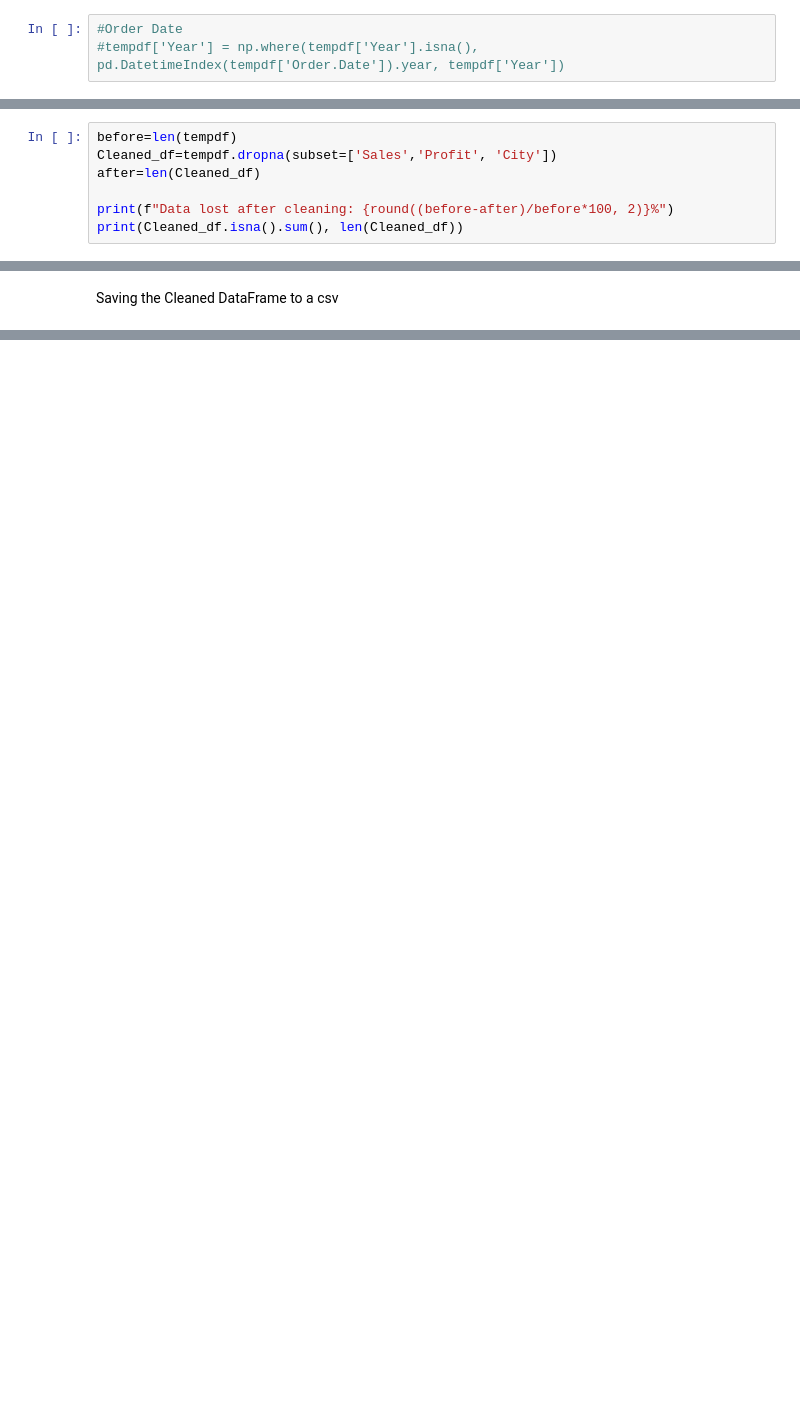
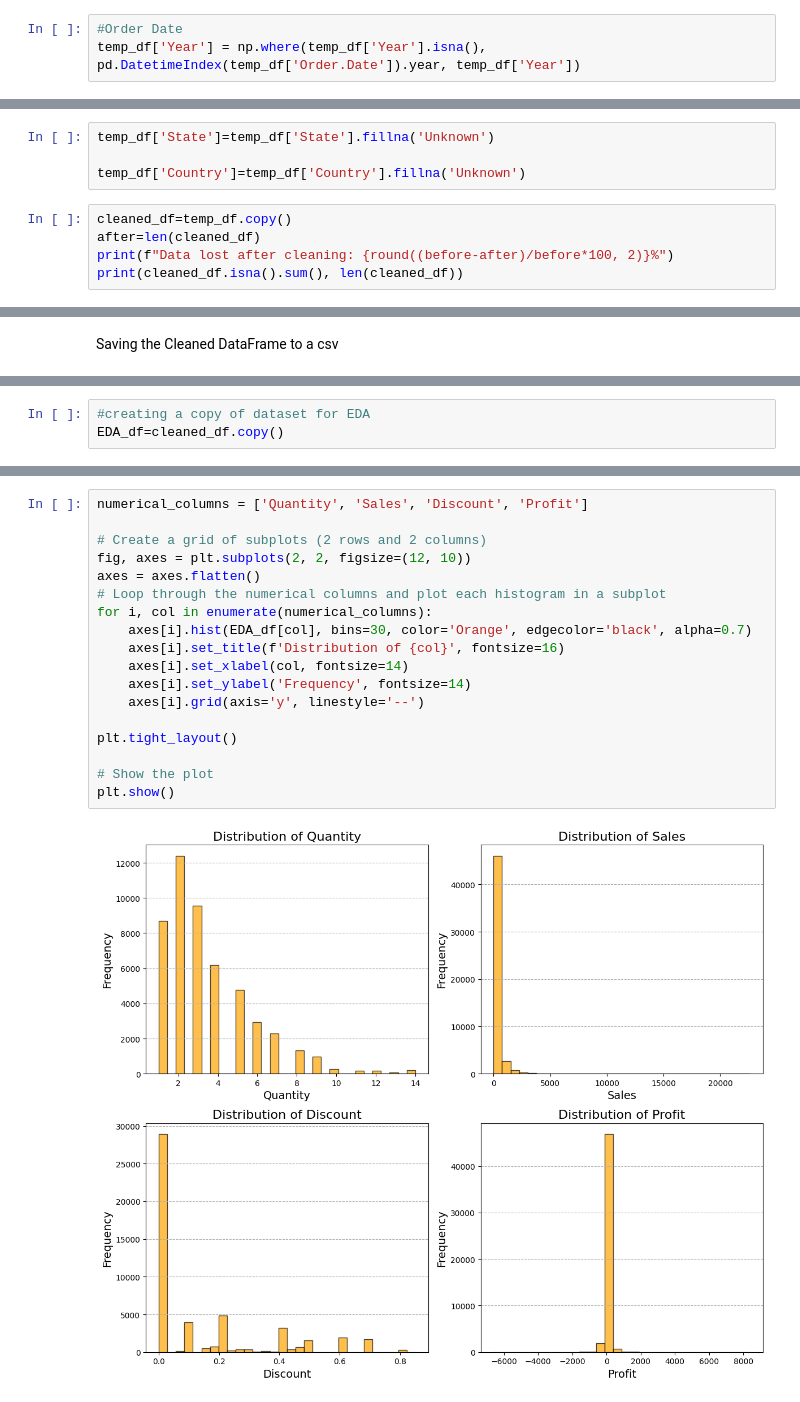
Before and after one commit to Sattar99/Gold_PY_Final, a Jupyter notebook: Gold_PY_Final/Gold_FinalProject.ipynb, the cells around one changed output, grey strips where cells are left out. Saved outputs shown, nothing was run; the diff lists cells and outputs as text; blank space fills up the shorter version.

```diff
--- a/Gold_PY_Final/Gold_FinalProject.ipynb
+++ b/Gold_PY_Final/Gold_FinalProject.ipynb
@@ -247,3 +207,3 @@ dtype: int64 50715
 # %%
 #Order Date
-#tempdf['Year'] = np.where(tempdf['Year'].isna(), pd.DatetimeIndex(tempdf['Order.Date']).year, tempdf['Year'])
+temp_df['Year'] = np.where(temp_df['Year'].isna(), pd.DatetimeIndex(temp_df['Order.Date']).year, temp_df['Year'])
@@ -250,9 +243,11 @@ dtype: int64 50715
+# %%
+temp_df['State']=temp_df['State'].fillna('Unknown')
+
+temp_df['Country']=temp_df['Country'].fillna('Unknown')
 # %%
-before=len(tempdf)
-Cleaned_df=tempdf.dropna(subset=['Sales','Profit', 'City'])
-after=len(Cleaned_df)
-
+cleaned_df=temp_df.copy()
+after=len(cleaned_df)
 print(f"Data lost after cleaning: {round((before-after)/before*100, 2)}%")
-print(Cleaned_df.isna().sum(), len(Cleaned_df))
+print(cleaned_df.isna().sum(), len(cleaned_df))
 # %% [output]
 Data lost after cleaning: 1.46%
@@ -300,0 +276,3 @@ Cleaned_df.to_csv('CleanedSuperStore.csv', index=False)
+# %%
+#creating a copy of dataset for EDA
+EDA_df=cleaned_df.copy()
@@ -300,0 +293,20 @@ Cleaned_df.to_csv('CleanedSuperStore.csv', index=False)
+# %%
+numerical_columns = ['Quantity', 'Sales', 'Discount', 'Profit']
+
+# Create a grid of subplots (2 rows and 2 columns)
+fig, axes = plt.subplots(2, 2, figsize=(12, 10))
+axes = axes.flatten()
+# Loop through the numerical columns and plot each histogram in a subplot
+for i, col in enumerate(numerical_columns):
+    axes[i].hist(EDA_df[col], bins=30, color='Orange', edgecolor='black', alpha=0.7)
+    axes[i].set_title(f'Distribution of {col}', fontsize=16)
+    axes[i].set_xlabel(col, fontsize=14)
+    axes[i].set_ylabel('Frequency', fontsize=14)
+    axes[i].grid(axis='y', linestyle='--')
+
+plt.tight_layout()
+
+# Show the plot
+plt.show()
+# %% [output]
+[figure, added]
```
Also changed, not shown: parts of 45 cells of this notebook, 3 other files.
